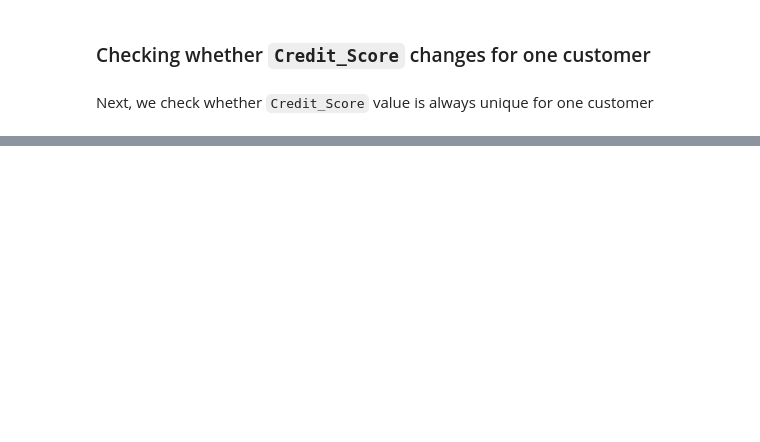
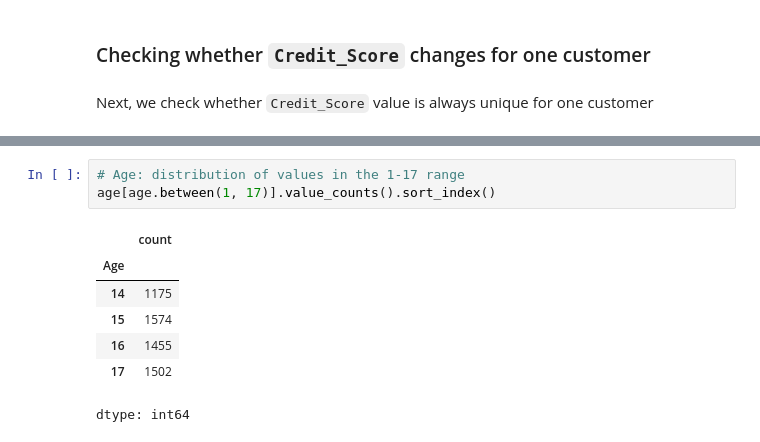
Before and after one commit to khalilullahalfaath/credit-scoring-fairness-audit, a Jupyter notebook: notebooks/eda.ipynb, the cells around one changed output, grey strips where cells are left out. Saved outputs shown, nothing was run; the diff lists cells and outputs as text; blank space fills up the shorter version.

```diff
--- a/notebooks/eda.ipynb
+++ b/notebooks/eda.ipynb
@@ -337,0 +626,11 @@ df.groupby
+# %%
+# Age: distribution of values in the 1-17 range
+age[age.between(1, 17)].value_counts().sort_index()
+# %% [output]
+|  | count |
+| Age |  |
+| 14 | 1175 |
+| 15 | 1574 |
+| 16 | 1455 |
+| 17 | 1502 |
+dtype: int64
```
Also changed, not shown: parts of 36 cells of this notebook.
